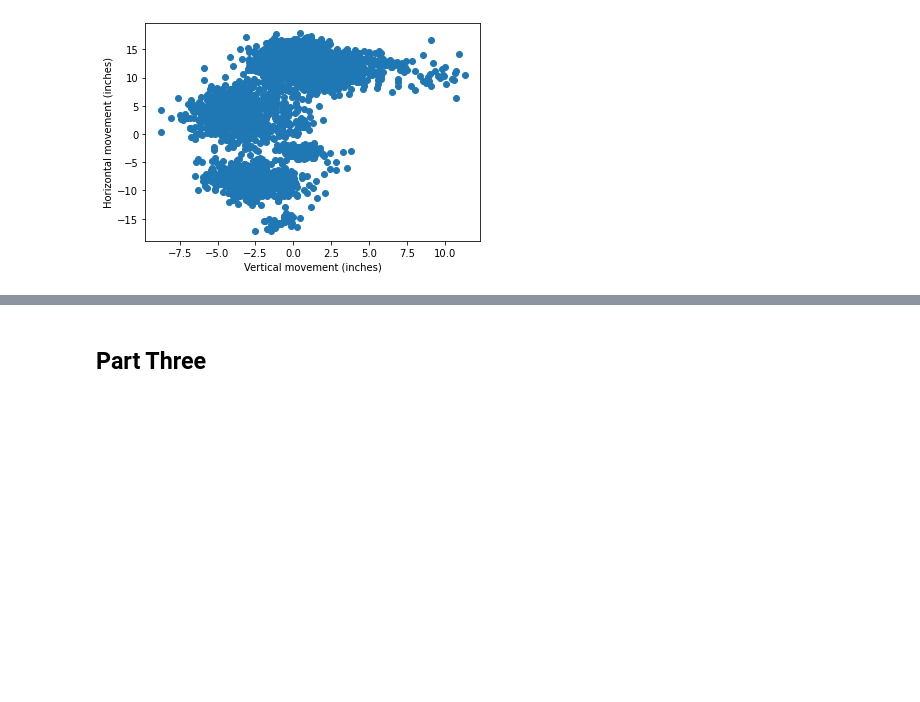
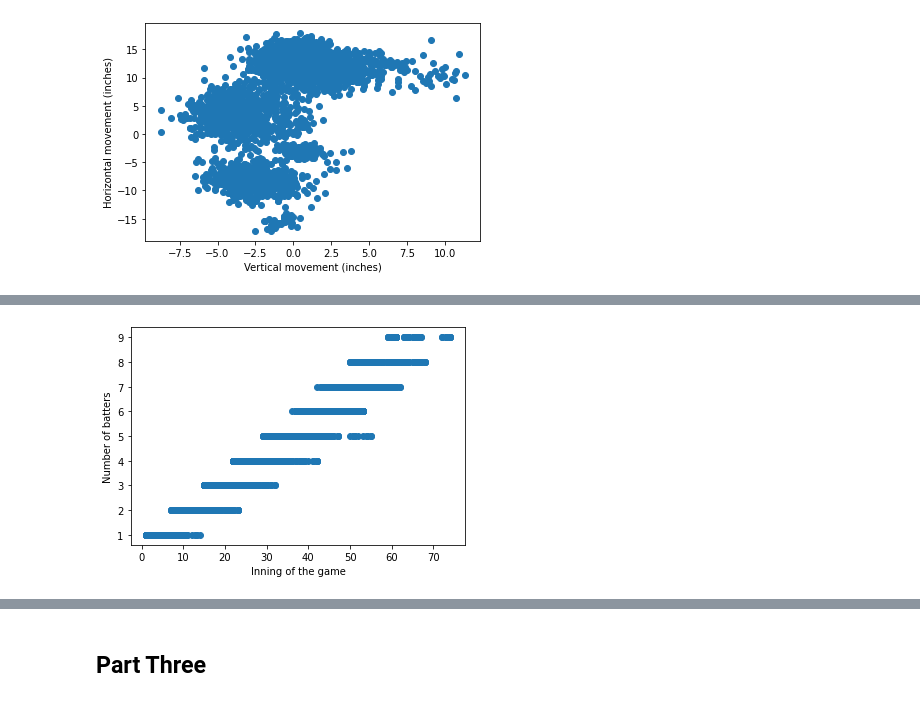
Before and after one commit to mayahany/Assignment1, a Jupyter notebook: Assignment1 notebook-Copy1.ipynb, the cells around one changed output, grey strips where cells are left out. Cells and saved outputs as stored; diff of their text form; code cells hidden in the pictures; blank space fills up the shorter version.

```diff
--- a/Assignment1 notebook-Copy1.ipynb
+++ b/Assignment1 notebook-Copy1.ipynb
@@ -352,0 +339,7 @@ plt.show()
+# %%
+plt.scatter(df['BatterNumber'],df['Inning'])
+plt.ylabel("Number of batters")
+plt.xlabel("Inning of the game")
+plt.show()
+# %% [output]
+[figure, added]
```
Also changed, not shown: parts of 5 cells of this notebook.
